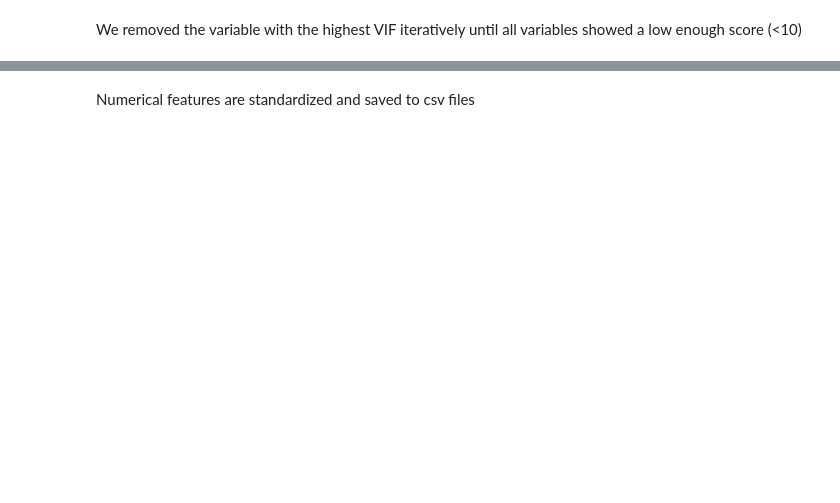
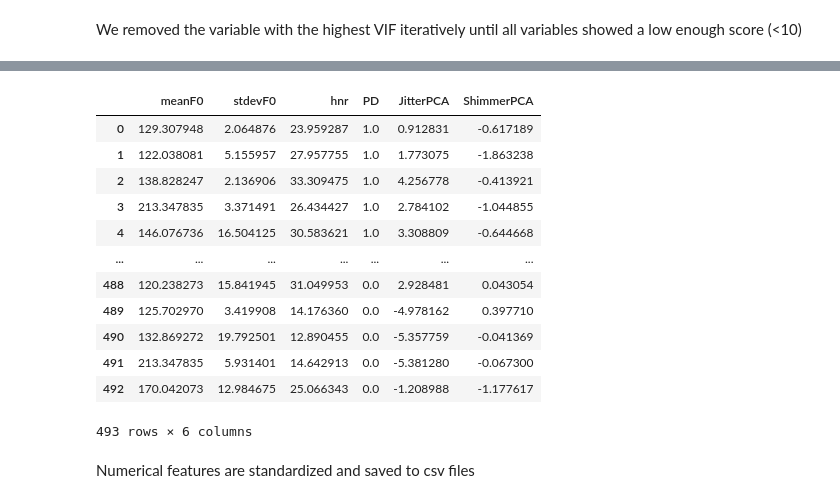
Before and after one commit to tomasfgon/Predictive-models-Parkinson, a Jupyter notebook: src/processing_italian.ipynb, the cells around one changed output, grey strips where cells are left out. Drawn from its saved outputs; the diff is of its cells as text; code cells hidden in the pictures; blank space fills up the shorter version.

```diff
--- a/src/processing_italian.ipynb
+++ b/src/processing_italian.ipynb
@@ -477,0 +485,19 @@ We removed the variable with the highest VIF iteratively until all variables sho
+# %%
+reduced_features_df=reduced_features_df.drop(['localJitter', 'localabsoluteJitter', 'rapJitter', 'ppq5Jitter', 'ddpJitter',
+                'localShimmer', 'localdbShimmer', 'apq3Shimmer', 'aqpq5Shimmer', 'apq11Shimmer', 'ddaShimmer'],axis=1)
+# %%
+reduced_features_df
+# %% [output]
+|  | meanF0 | stdevF0 | hnr | PD | JitterPCA | ShimmerPCA |
+| 0 | 129.307948 | 2.064876 | 23.959287 | 1.0 | 0.912831 | -0.617189 |
+| 1 | 122.038081 | 5.155957 | 27.957755 | 1.0 | 1.773075 | -1.863238 |
+| 2 | 138.828247 | 2.136906 | 33.309475 | 1.0 | 4.256778 | -0.413921 |
+| 3 | 213.347835 | 3.371491 | 26.434427 | 1.0 | 2.784102 | -1.044855 |
+| 4 | 146.076736 | 16.504125 | 30.583621 | 1.0 | 3.308809 | -0.644668 |
+| ... | ... | ... | ... | ... | ... | ... |
+| 488 | 120.238273 | 15.841945 | 31.049953 | 0.0 | 2.928481 | 0.043054 |
+| 489 | 125.702970 | 3.419908 | 14.176360 | 0.0 | -4.978162 | 0.397710 |
+| 490 | 132.869272 | 19.792501 | 12.890455 | 0.0 | -5.357759 | -0.041369 |
+| 491 | 213.347835 | 5.931401 | 14.642913 | 0.0 | -5.381280 | -0.067300 |
+| 492 | 170.042073 | 12.984675 | 25.066343 | 0.0 | -1.208988 | -1.177617 |
+493 rows × 6 columns
```
Also changed, not shown: parts of 20 cells of this notebook, 6 other files.
